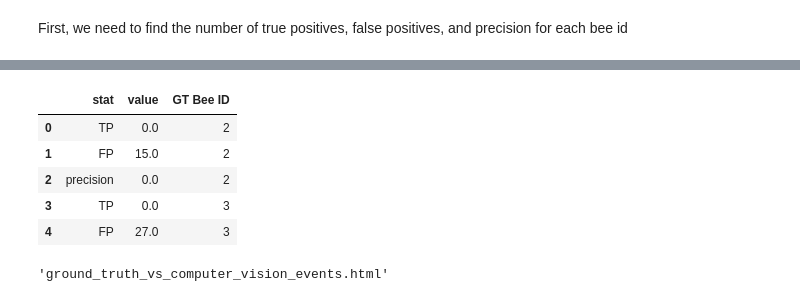
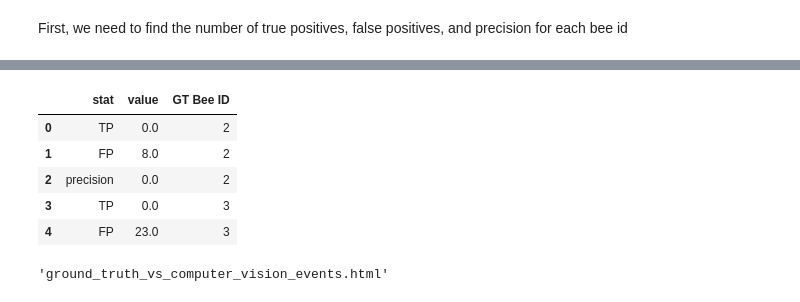
Before and after one commit to g1776/Bee-Hotel-Research, a Jupyter notebook: src/eval/ground_truth_compare.ipynb, the cells around one changed output, grey strips where cells are left out. Drawn from its saved outputs; the diff is of its cells as text; code cells hidden in the pictures.

```diff
--- a/src/eval/ground_truth_compare.ipynb
+++ b/src/eval/ground_truth_compare.ipynb
@@ -214,7 +214,7 @@ Bee ID=5 in the Ground Truth is Bee ID=9 in the Computer Vision logs
 First let's load the data and, using our mappings, get a common "Ground Truth Bee ID" in both of the datasets. Since there are some tubes that were failed to be identified by the computer vision, we will only look at the tubes that were identified by the computer vision and compare them to the ground truth.
 # %%
 log, ground_truth = load_log_and_ground_truth(
-    r"C:\Users\grego\OneDrive\College\Research\Bee Hotel Research\logs\10am_log.txt",
+    r"C:\Users\grego\OneDrive\College\Research\Bee Hotel Research\logs\10am_log_remove_wind.txt",
     r"C:\Users\grego\OneDrive\College\Research\Bee Hotel Research\data\Ground Truth Bee Events 2022-05-14 10am.csv"
 )
 
@@ -307,25 +339,47 @@ First, we need to find the number of true positives, false positives, and precis
 # disable SettingWithCopyWarning
 pd.options.mode.chained_assignment = None
 
-def TP_FP_precision(CV, GT) -> Tuple[int, int, float, pd.DataFrame]:
+def TP_FP_precision(CV, GT, consider_bee_id=True) -> Tuple[int, int, float, pd.DataFrame]:
     """Calculate the True Positives, False Positives, and precision given Computer Vision and Ground Truth data. Also return the labelled data (TP or FP for each CV event)."""
 
+    CV_working = CV.copy()
+    GT_working = GT.copy()
+
     # preserve CV index for later
-    CV["CV index"] = CV.index
+    CV_working["CV index"] = CV_working.index
 
     # when End Timestamp is NaT, set to Start Timestamp
-    GT["End Timestamp"] = GT["End Timestamp"].fillna(GT["Start Timestamp"])
+    GT_working["End Timestamp"] = GT_working["End Timestamp"].fillna(GT_working["Start Timestamp"])
 
-    # combine CV and GT data on GT Bee ID
-    joined_on_gt_id = pd.merge(CV, GT, on="GT Bee ID", how="inner")
+    BUFFER = 3
 
-    # find where CV timestamp is within a `buffer`` amount of seconds of GT start or end timestamp
-    BUFFER = 3
-    TPs = joined_on_gt_id[
-        (joined_on_gt_id["timestamp"] >= joined_on_gt_id["Start Timestamp"] - pd.Timedelta(seconds=BUFFER))
-        & (joined_on_gt_id["timestamp"] <= joined_on_gt_id["End Timestamp"] + pd.Timedelta(seconds=BUFFER))
-    ]
-    FPs = CV[CV["CV index"].isin(TPs["CV index"]) == False]
+    if consider_bee_id:
+
+        # combine CV and GT data on GT Bee ID
+        joined_on_gt_id = pd.merge(CV_working, GT_working, on="GT Bee ID", how="inner")
+
+        # find where CV timestamp is within a `buffer`` amount of seconds of GT start or end timestamp
+        TPs = joined_on_gt_id[
+            (joined_on_gt_id["timestamp"] >= joined_on_gt_id["Start Timestamp"] - pd.Timedelta(seconds=BUFFER))
+            & (joined_on_gt_id["timestamp"] <= joined_on_gt_id["End Timestamp"] + pd.Timedelta(seconds=BUFFER))
+        ]
+        FPs = CV_working[CV_working["CV index"].isin(TPs["CV index"]) == False]
+
+    else:
+
+        # for each GT event, find the CV events that are within a `buffer` amount of seconds of the GT start or end timestamp
+        TPs = []
+        for _, row in GT_working.iterrows():
+            TPs.append(
+                CV_working[
+                    (CV_working["timestamp"] >= row["Start Timestamp"] - pd.Timedelta(seconds=BUFFER))
+                    & (CV_working["timestamp"] <= row["End Timestamp"] + pd.Timedelta(seconds=BUFFER))
+                ]
+            )
+        TPs = pd.concat(TPs)
+        # drop duplicates
+        TPs = TPs.drop_duplicates()
+        FPs = CV_working[CV_working["CV index"].isin(TPs["CV index"]) == False]
 
     TP = TPs.shape[0]
     FP = FPs.shape[0]
@@ -347,37 +401,37 @@ labelled_cv = pd.DataFrame()
 for gt_bee_id in gt_bee_ids_with_mapping:
     GT_subset = GT[GT["GT Bee ID"] == gt_bee_id]
     CV_subset = CV[CV["GT Bee ID"] == gt_bee_id]
     tp, fp, precision, labelled = TP_FP_precision(CV_subset, GT_subset)
     if precision == -1:
         pass
     tp_fp_precision_df.extend([
         {
             "stat": "TP",
             "value": tp,
             "GT Bee ID": gt_bee_id,
         },
         {
             "stat": "FP",
             "value": fp,
             "GT Bee ID": gt_bee_id,
         },
         {
             "stat": "precision",
             "value": precision,
             "GT Bee ID": gt_bee_id,
         }
         ])
     labelled_cv = labelled_cv.append(labelled)
 tp_fp_precision_df = pd.DataFrame(tp_fp_precision_df)
 labelled_cv = pd.DataFrame(labelled_cv)
 tp_fp_precision_df.head()
 # %% [output]
 |  | stat | value | GT Bee ID |
 | 0 | TP | 0.0 | 2 |
-| 1 | FP | 15.0 | 2 |
+| 1 | FP | 8.0 | 2 |
 | 2 | precision | 0.0 | 2 |
 | 3 | TP | 0.0 | 3 |
-| 4 | FP | 27.0 | 3 |
+| 4 | FP | 23.0 | 3 |
 # %%
 import plotly.express as px
 import plotly.offline as pyo
```
Also changed, not shown: parts of 12 cells of this notebook, 5 other files.
